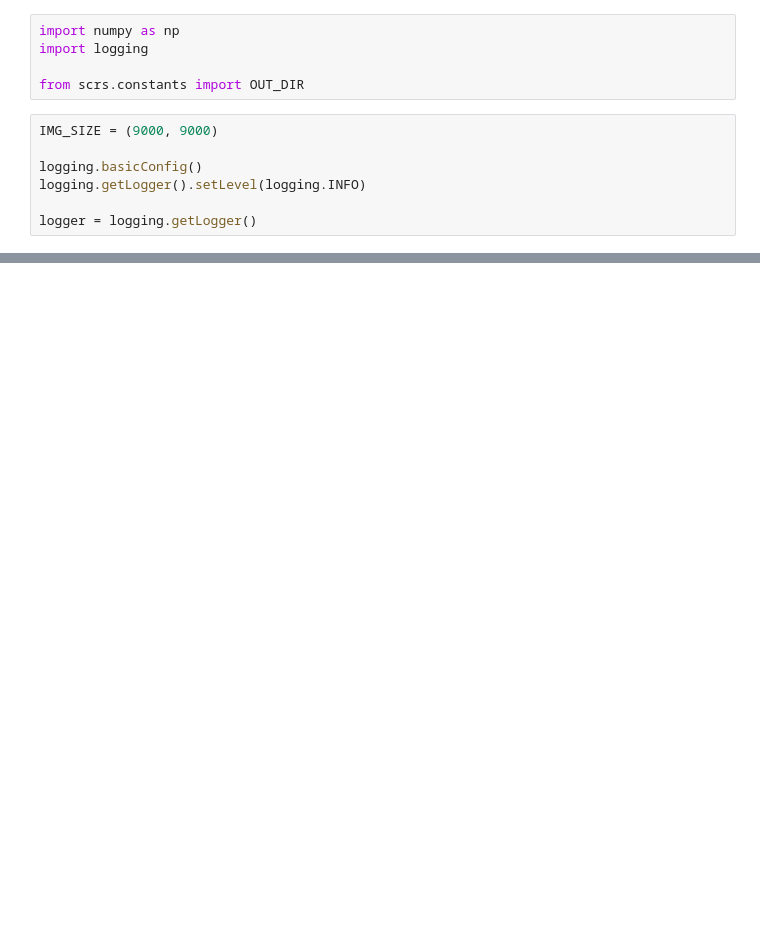
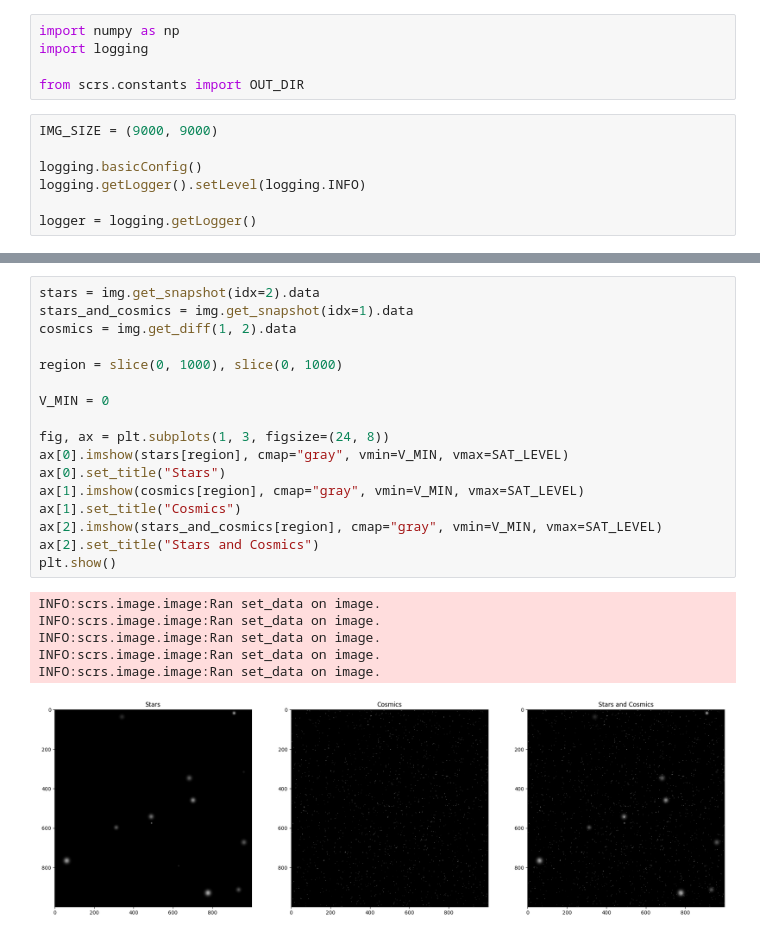
Before and after one commit to BVengo/simple-cr-sim, a Jupyter notebook: testing.ipynb, the cells around one changed output, grey strips where cells are left out. Drawn from its saved outputs; the diff is of its cells as text; blank space fills up the shorter version.

```diff
--- a/testing.ipynb
+++ b/testing.ipynb
@@ -52,0 +55,24 @@ plt.show()
+# %%
+stars = img.get_snapshot(idx=2).data
+stars_and_cosmics = img.get_snapshot(idx=1).data
+cosmics = img.get_diff(1, 2).data
+
+region = slice(0, 1000), slice(0, 1000)
+
+V_MIN = 0
+
+fig, ax = plt.subplots(1, 3, figsize=(24, 8))
+ax[0].imshow(stars[region], cmap="gray", vmin=V_MIN, vmax=SAT_LEVEL)
+ax[0].set_title("Stars")
+ax[1].imshow(cosmics[region], cmap="gray", vmin=V_MIN, vmax=SAT_LEVEL)
+ax[1].set_title("Cosmics")
+ax[2].imshow(stars_and_cosmics[region], cmap="gray", vmin=V_MIN, vmax=SAT_LEVEL)
+ax[2].set_title("Stars and Cosmics")
+plt.show()
+# %% [output]
+INFO:scrs.image.image:Ran set_data on image.
+INFO:scrs.image.image:Ran set_data on image.
+INFO:scrs.image.image:Ran set_data on image.
+INFO:scrs.image.image:Ran set_data on image.
+INFO:scrs.image.image:Ran set_data on image.
+[figure, added]
```
Also changed, not shown: parts of 9 cells of this notebook, 2 other files.
